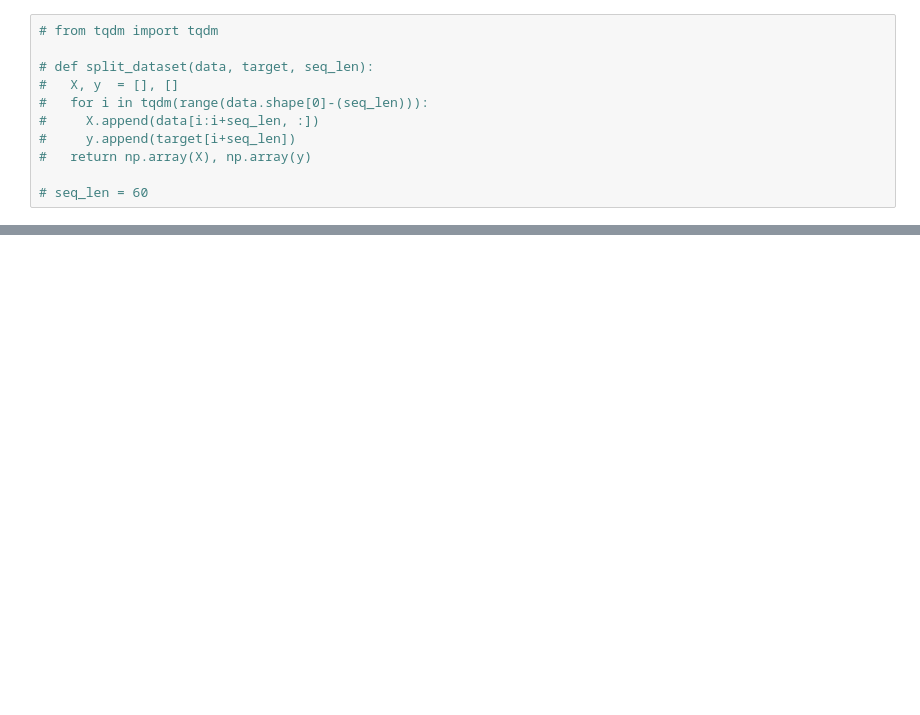
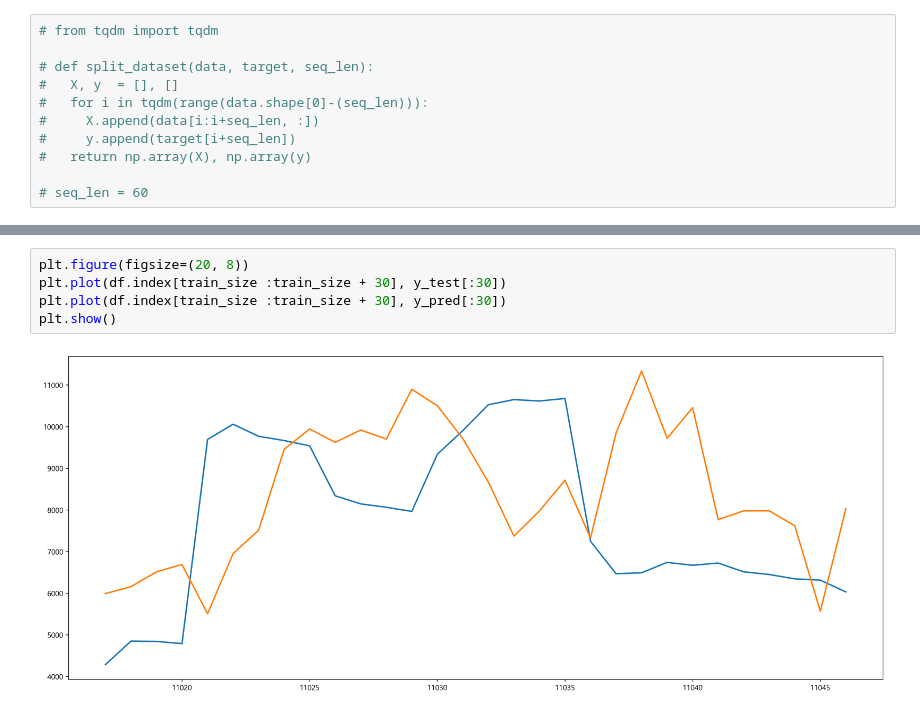
Before and after one commit to iambean-git/OptiFlow, a Jupyter notebook: OptiFlowData/j_data_time_series_prediction5.ipynb, the cells around one changed output, grey strips where cells are left out. Drawn from its saved outputs; the diff is of its cells as text; blank space fills up the shorter version.

```diff
--- a/OptiFlowData/j_data_time_series_prediction5.ipynb
+++ b/OptiFlowData/j_data_time_series_prediction5.ipynb
@@ -189,0 +190,7 @@ plt.show()
+# %%
+plt.figure(figsize=(20, 8))
+plt.plot(df.index[train_size :train_size + 30], y_test[:30])
+plt.plot(df.index[train_size :train_size + 30], y_pred[:30])
+plt.show()
+# %% [output]
+[figure, added]
```
Also changed, not shown: parts of 7 cells of this notebook, 5 other files.
